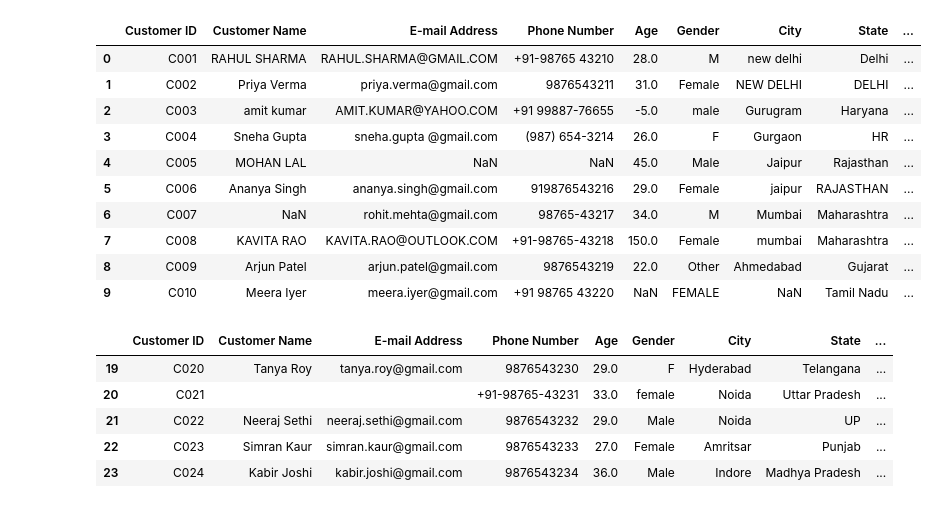
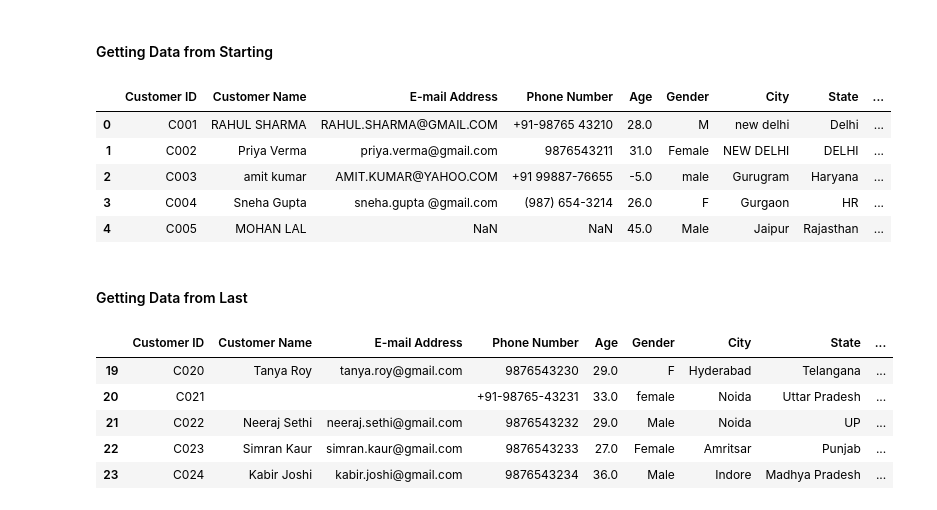
Before and after one commit to Mee-SUJAL/Pandas-Practice-, a Jupyter notebook: Ecommerce_Insights.ipynb, the cells around one changed output. Cells and saved outputs as stored; diff of their text form; code cells hidden in the pictures.

Commit message:
Reviewing all data for Standardization

```diff
--- a/Untitled.ipynb
+++ b/Ecommerce_Insights.ipynb
@@ -23,20 +23,19 @@ df
 | 21 | C022 | Neeraj Sethi | neeraj.sethi@gmail.com | 9876543232 | 29.0 | Male | Noida | UP | ... |
 | 22 | C023 | Simran Kaur | simran.kaur@gmail.com | 9876543233 | 27.0 | Female | Amritsar | Punjab | ... |
 | 23 | C024 | Kabir Joshi | kabir.joshi@gmail.com | 9876543234 | 36.0 | Male | Indore | Madhya Pradesh | ... |
+# %% [markdown]
+#### Getting Data from Starting
 # %%
-df.head(10)
+df.head(5)
 # %% [output]
 |  | Customer ID | Customer Name | E-mail Address | Phone Number | Age | Gender | City | State | ... |
 | 0 | C001 | RAHUL SHARMA | RAHUL.SHARMA@GMAIL.COM | +91-98765 43210 | 28.0 | M | new delhi | Delhi | ... |
 | 1 | C002 | Priya Verma | priya.verma@gmail.com | 9876543211 | 31.0 | Female | NEW DELHI | DELHI | ... |
 | 2 | C003 | amit kumar | AMIT.KUMAR@YAHOO.COM | +91 99887-76655 | -5.0 | male | Gurugram | Haryana | ... |
 | 3 | C004 | Sneha Gupta | sneha.gupta @gmail.com | (987) 654-3214 | 26.0 | F | Gurgaon | HR | ... |
 | 4 | C005 | MOHAN LAL | NaN | NaN | 45.0 | Male | Jaipur | Rajasthan | ... |
-| 5 | C006 | Ananya Singh | ananya.singh@gmail.com | 919876543216 | 29.0 | Female | jaipur | RAJASTHAN | ... |
-| 6 | C007 | NaN | rohit.mehta@gmail.com | 98765-43217 | 34.0 | M | Mumbai | Maharashtra | ... |
-| 7 | C008 | KAVITA RAO | KAVITA.RAO@OUTLOOK.COM | +91-98765-43218 | 150.0 | Female | mumbai | Maharashtra | ... |
-| 8 | C009 | Arjun Patel | arjun.patel@gmail.com | 9876543219 | 22.0 | Other | Ahmedabad | Gujarat | ... |
-| 9 | C010 | Meera Iyer | meera.iyer@gmail.com | +91 98765 43220 | NaN | FEMALE | NaN | Tamil Nadu | ... |
+# %% [markdown]
+#### Getting Data from Last
 # %%
 df.tail(5)
 # %% [output]
```
Also changed, not shown: parts of 10 cells of this notebook.
